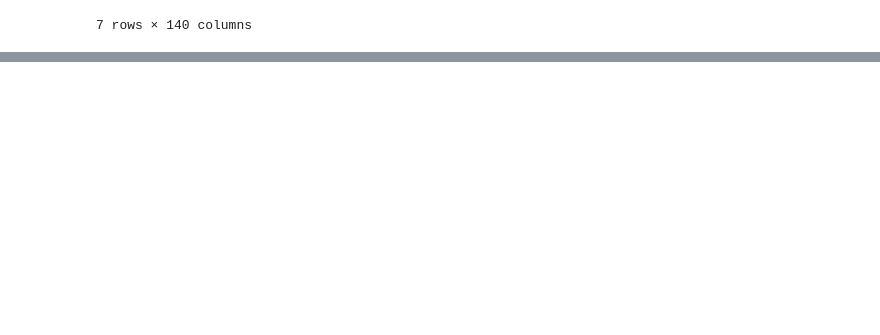
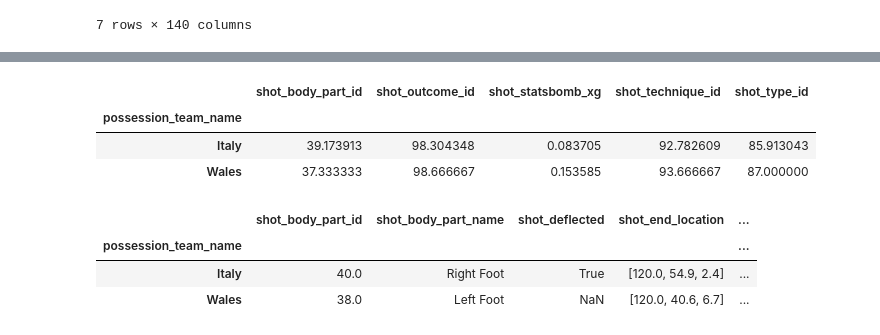
Before and after one commit to aegonwolf/socceranalytics, a Jupyter notebook: all-games.ipynb, the cells around one changed output, grey strips where cells are left out. Saved outputs shown, nothing was run; the diff lists cells and outputs as text; code cells hidden in the pictures; blank space fills up the shorter version.

```diff
--- a/all-games.ipynb
+++ b/all-games.ipynb
@@ -526,0 +595,14 @@ bonucci_goals
+# %%
+shots.pivot_table(index = "possession_team_name", aggfunc='mean')
+# %% [output]
+|  | shot_body_part_id | shot_outcome_id | shot_statsbomb_xg | shot_technique_id | shot_type_id |
+| possession_team_name |  |  |  |  |  |
+| Italy | 39.173913 | 98.304348 | 0.083705 | 92.782609 | 85.913043 |
+| Wales | 37.333333 | 98.666667 | 0.153585 | 93.666667 | 87.000000 |
+# %%
+shots.pivot_table(index = "possession_team_name", aggfunc='max')
+# %% [output]
+|  | shot_body_part_id | shot_body_part_name | shot_deflected | shot_end_location | ... |
+| possession_team_name |  |  |  |  | ... |
+| Italy | 40.0 | Right Foot | True | [120.0, 54.9, 2.4] | ... |
+| Wales | 38.0 | Left Foot | NaN | [120.0, 40.6, 6.7] | ... |
```
Also changed, not shown: parts of 16 cells of this notebook.
